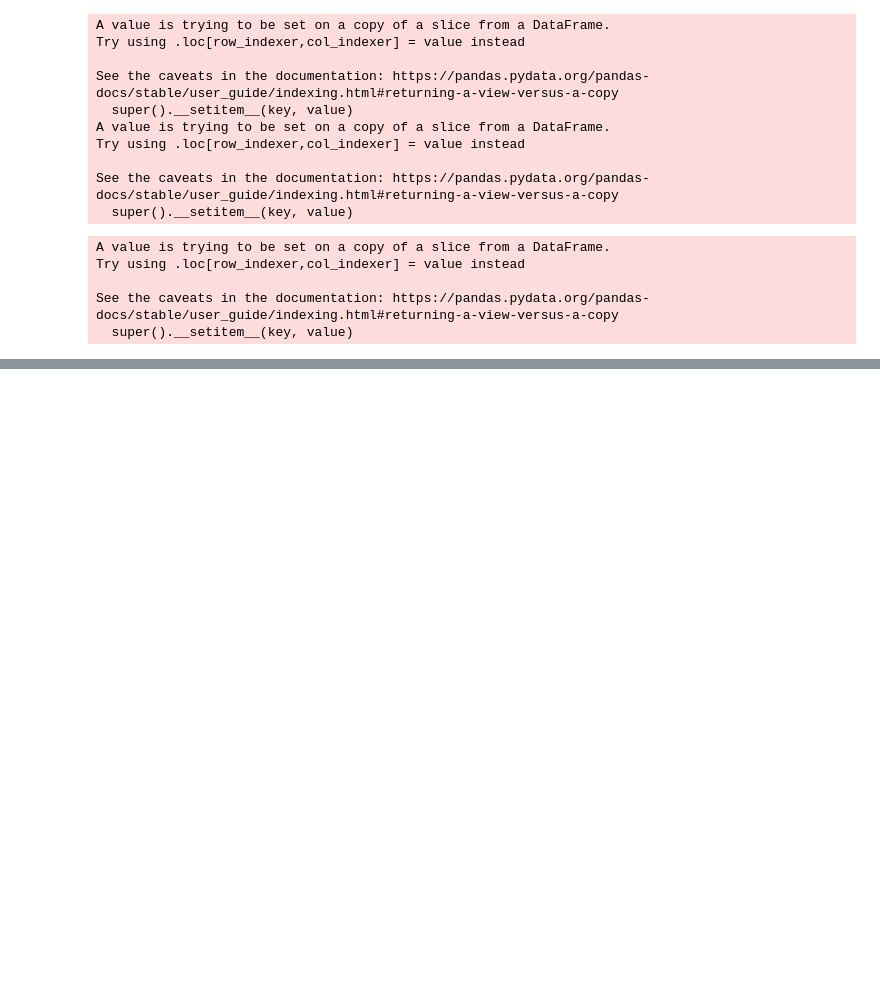
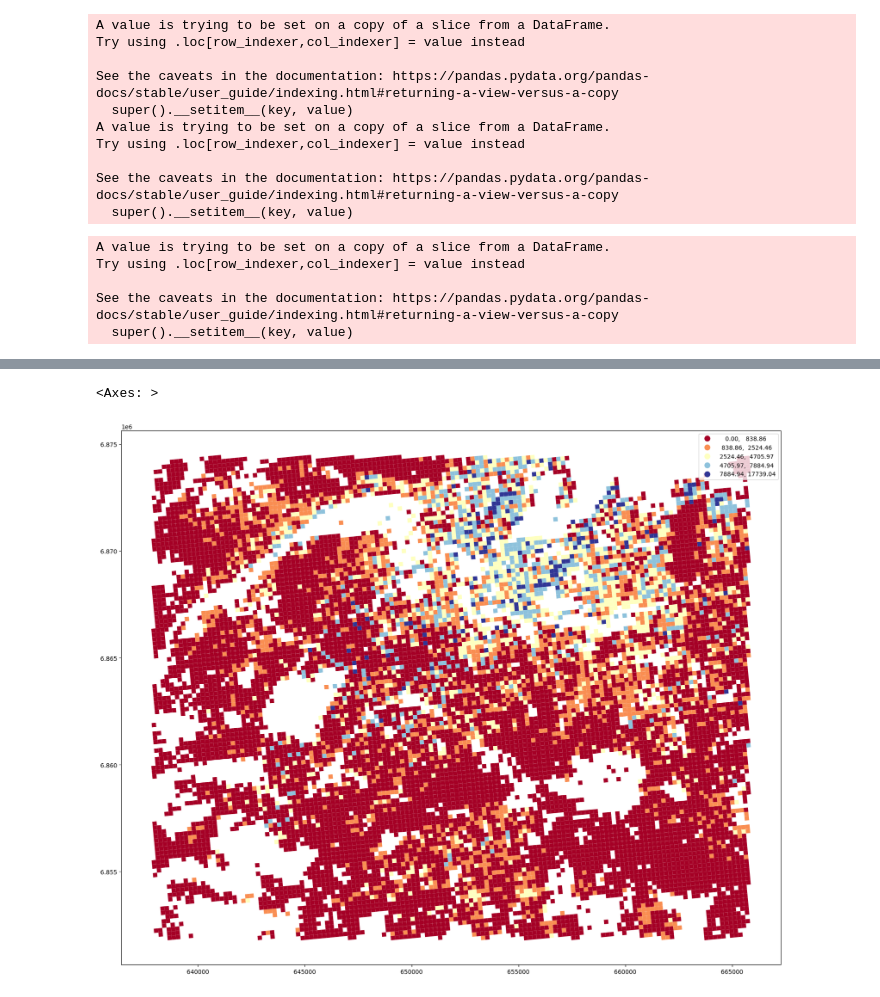
Before and after one commit to fsemecurbe/AOTMS, a Jupyter notebook: AOPTMSG.ipynb, the cells around one changed output, grey strips where cells are left out. Cells and saved outputs as stored; diff of their text form; code cells hidden in the pictures; blank space fills up the shorter version.

```diff
--- a/AOPTMSG.ipynb
+++ b/AOPTMSG.ipynb
@@ -86 +138,6 @@ aa_poor.plot('dist', cmap='OrRd', scheme='fisherjenks', legend=True )
+# %%
+aa_poor.plot('dist', cmap='RdYlBu', scheme='fisherjenks', legend=True, figsize=(20,20) )
+# %% [output]
+<Axes: >
+[figure, added]
 # %%
```
Also changed, not shown: parts of 14 cells of this notebook.
